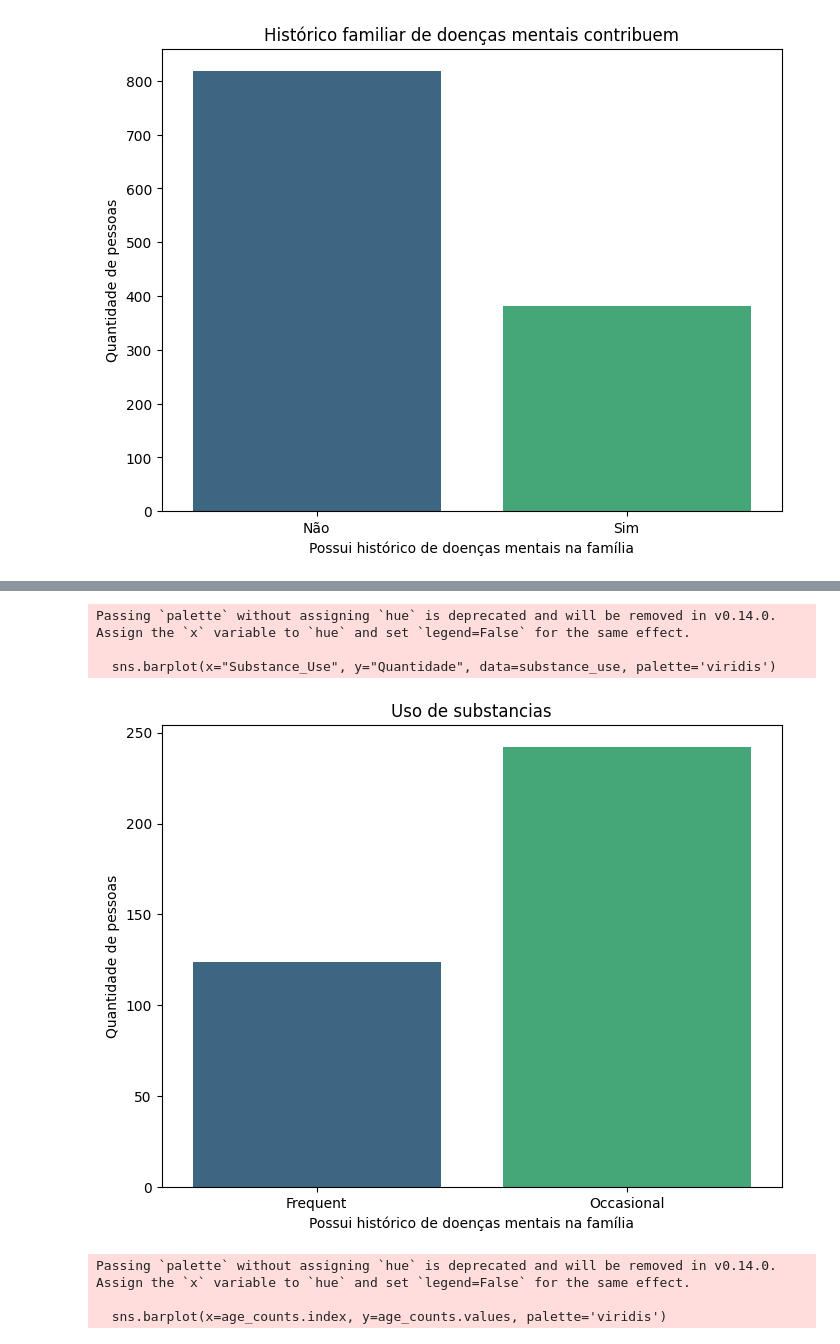
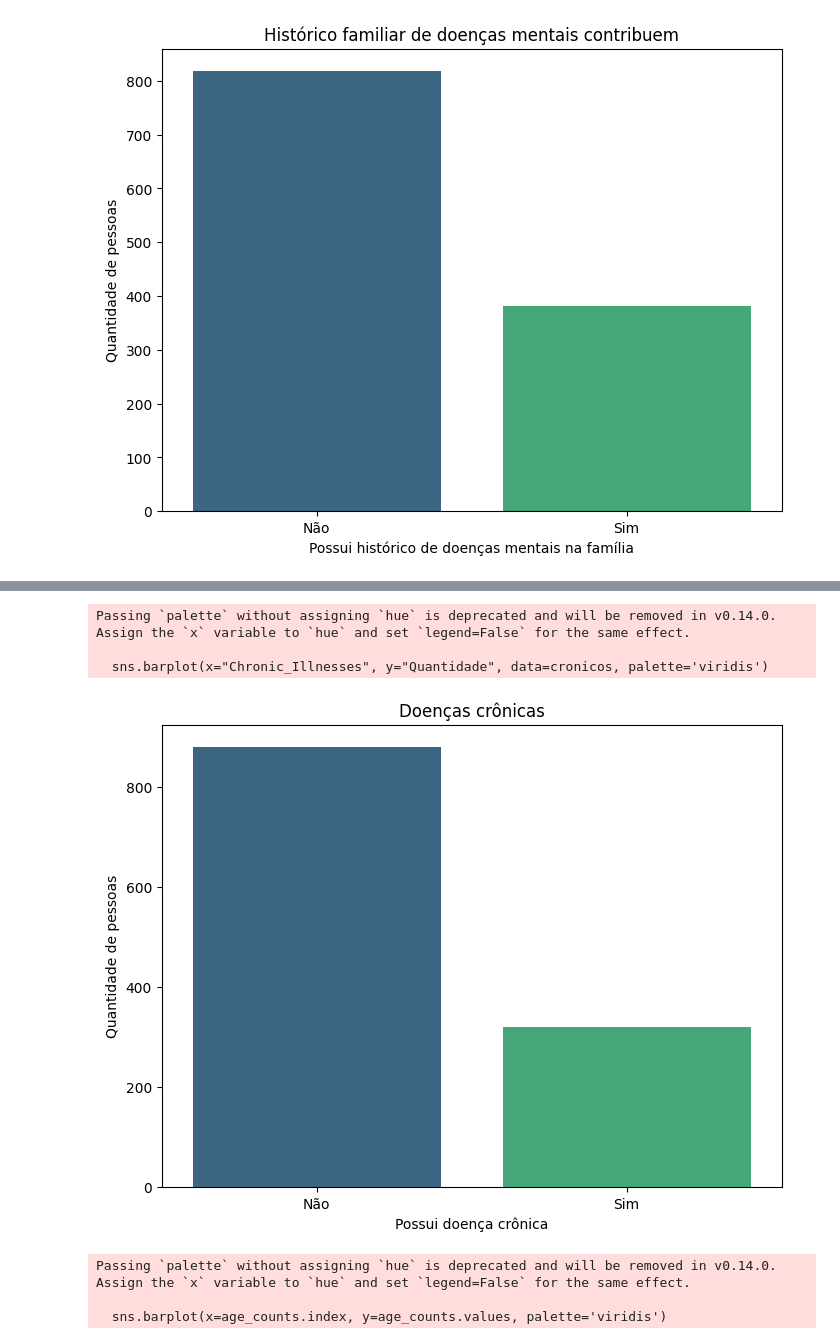
Before and after one commit to petersonwilliam-dev/analise-de-dados-ansiedade, a Jupyter notebook: analise.ipynb, the cells around one changed output, grey strips where cells are left out. Cells and saved outputs as stored; diff of their text form; code cells hidden in the pictures.

```diff
--- a/analise.ipynb
+++ b/analise.ipynb
@@ -116,16 +132,17 @@ Passing `palette` without assigning `hue` is deprecated and will be removed in v
 # %%
-substance_use = dados.groupby(['Substance_Use']).size().reset_index(name="Quantidade")
+cronicos = dados.groupby(['Chronic_Illnesses']).size().reset_index(name="Quantidade")
 plt.figure(figsize=(8,6))
-sns.barplot(x="Substance_Use", y="Quantidade", data=substance_use, palette='viridis')
-plt.xlabel("Possui histórico de doenças mentais na família")
+sns.barplot(x="Chronic_Illnesses", y="Quantidade", data=cronicos, palette='viridis')
+plt.xlabel("Possui doença crônica")
 plt.ylabel("Quantidade de pessoas")
-plt.title("Uso de substancias")
+plt.title("Doenças crônicas")
+plt.xticks(ticks=[0,1], labels=['Não', 'Sim'])
 plt.show()
 # %% [output]
 Passing `palette` without assigning `hue` is deprecated and will be removed in v0.14.0. Assign the `x` variable to `hue` and set `legend=False` for the same effect.
 
-  sns.barplot(x="Substance_Use", y="Quantidade", data=substance_use, palette='viridis')
+  sns.barplot(x="Chronic_Illnesses", y="Quantidade", data=cronicos, palette='viridis')
-[figure, old version]
+[figure, new version]
 # %%
 bins = [10, 20, 30, 40, 50, 60, 70, 80]
 labels = ['10-20', '20-30', '30-40', '40-50', '50-60', '60-70', '70-80']
```
Also changed, not shown: parts of 22 cells of this notebook, 1 other file.
